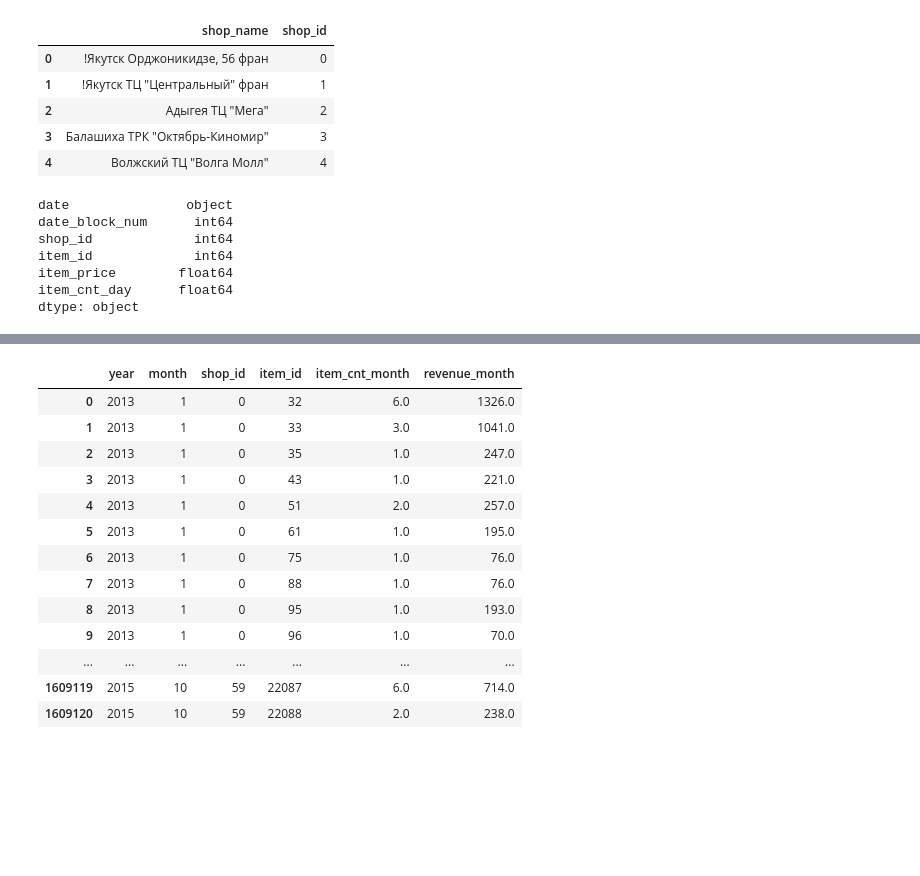
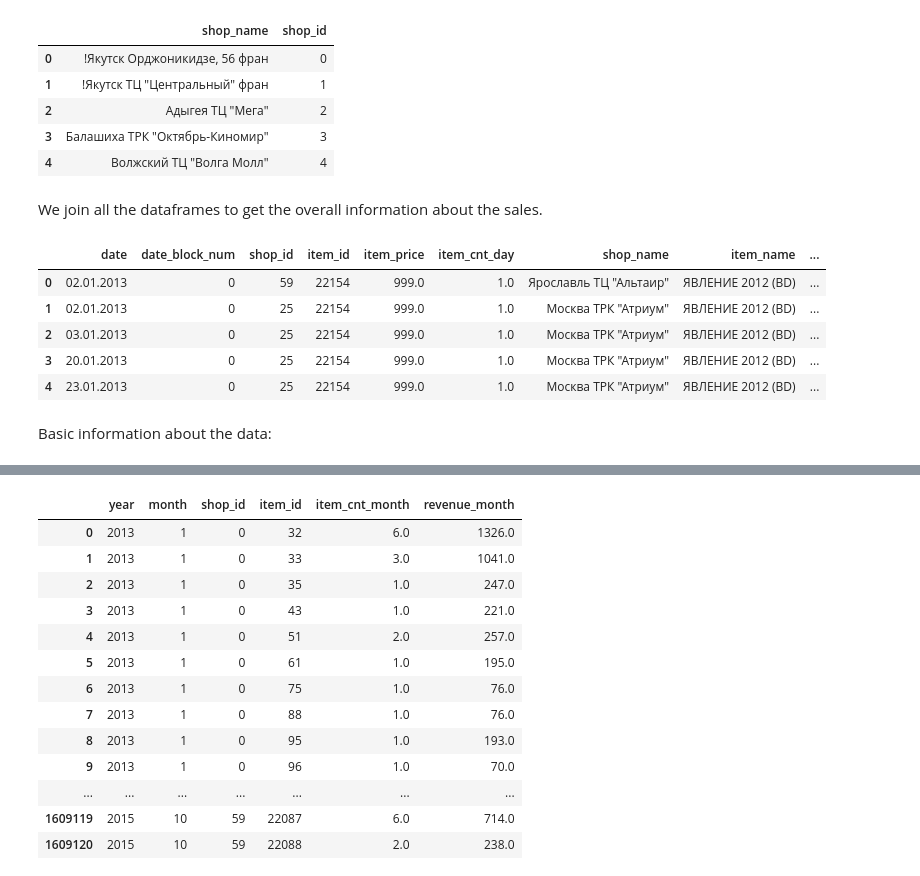
Before and after one commit to leesper/advanced_machine_learning, a Jupyter notebook: L2_Learn_from_Top_Kagglers/predict_future_sales.ipynb, the cells around one changed output, grey strips where cells are left out. Saved outputs shown, nothing was run; the diff lists cells and outputs as text; code cells hidden in the pictures; blank space fills up the shorter version.

```diff
--- a/L2_Learn_from_Top_Kagglers/predict_future_sales.ipynb
+++ b/L2_Learn_from_Top_Kagglers/predict_future_sales.ipynb
@@ -61,13 +65,19 @@ shops.head()
 | 2 | Адыгея ТЦ "Мега" | 2 |
 | 3 | Балашиха ТРК "Октябрь-Киномир" | 3 |
 | 4 | Волжский ТЦ "Волга Молл" | 4 |
-# %%
-sales_train_v2.dtypes
-# %% [output]
-date               object
-date_block_num      int64
-shop_id             int64
-item_id             int64
-item_price        float64
-item_cnt_day      float64
-dtype: object
+# %% [markdown]
+We join all the dataframes to get the overall information about the sales.
+# %%
+sales_train_shop = pd.merge(sales_train_v2, shops, on='shop_id')
+sales_train_shop_item = pd.merge(sales_train_shop, items, on='item_id')
+sales_train = pd.merge(sales_train_shop_item, item_categories, on='item_category_id')
+sales_train.head()
+# %% [output]
+|  | date | date_block_num | shop_id | item_id | item_price | item_cnt_day | shop_name | item_name | ... |
+| 0 | 02.01.2013 | 0 | 59 | 22154 | 999.0 | 1.0 | Ярославль ТЦ "Альтаир" | ЯВЛЕНИЕ 2012 (BD) | ... |
+| 1 | 02.01.2013 | 0 | 25 | 22154 | 999.0 | 1.0 | Москва ТРК "Атриум" | ЯВЛЕНИЕ 2012 (BD) | ... |
+| 2 | 03.01.2013 | 0 | 25 | 22154 | 999.0 | 1.0 | Москва ТРК "Атриум" | ЯВЛЕНИЕ 2012 (BD) | ... |
+| 3 | 20.01.2013 | 0 | 25 | 22154 | 999.0 | 1.0 | Москва ТРК "Атриум" | ЯВЛЕНИЕ 2012 (BD) | ... |
+| 4 | 23.01.2013 | 0 | 25 | 22154 | 999.0 | 1.0 | Москва ТРК "Атриум" | ЯВЛЕНИЕ 2012 (BD) | ... |
+# %% [markdown]
+Basic information about the data:
```
Also changed, not shown: parts of 7 cells of this notebook.
